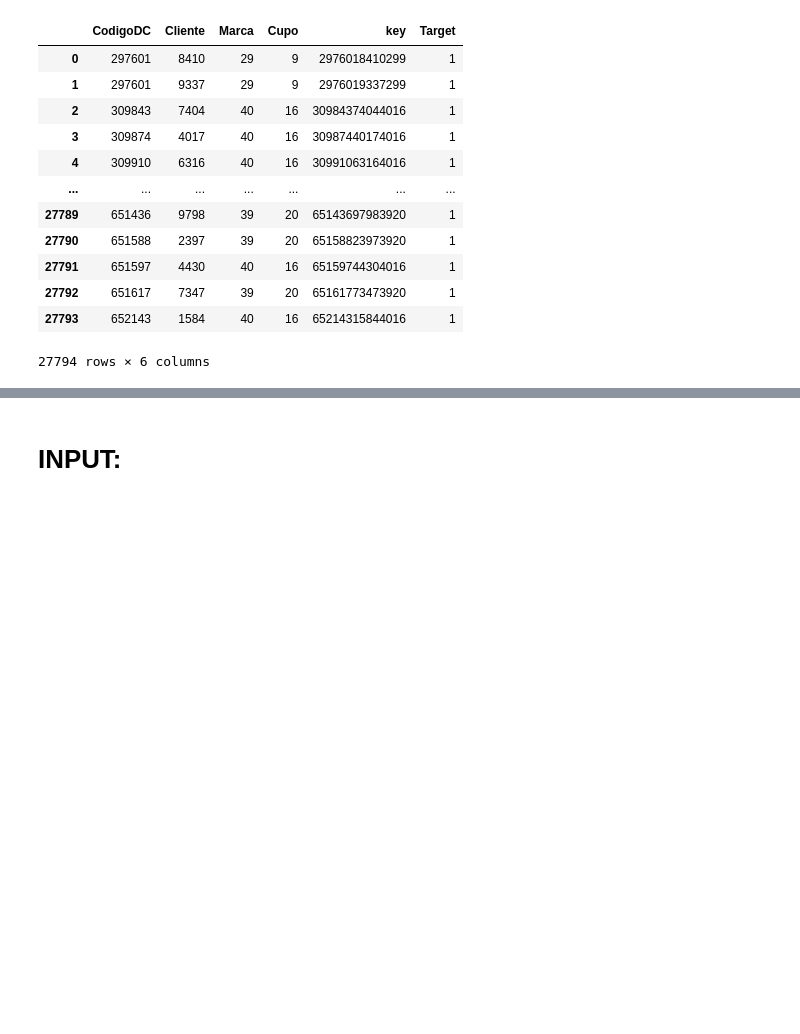
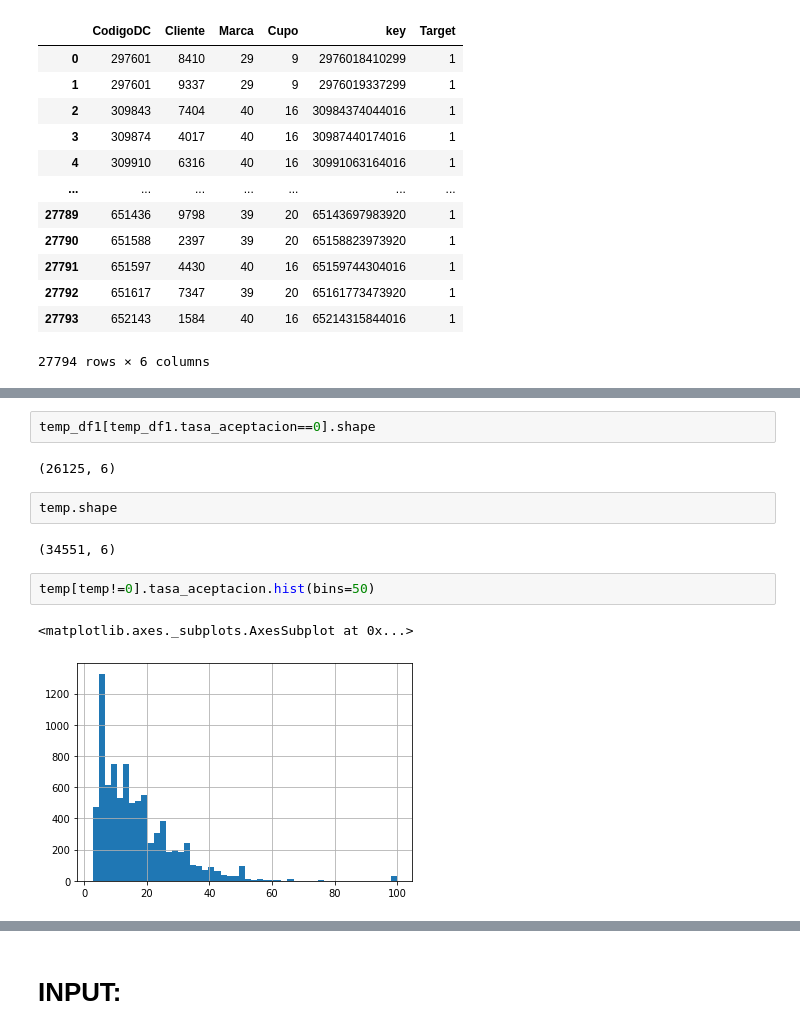
Before and after one commit to ycamposl/retobackus, a Jupyter notebook: DataCup.ipynb, the cells around one changed output, grey strips where cells are left out. Saved outputs shown, nothing was run; the diff lists cells and outputs as text; blank space fills up the shorter version.

```diff
--- a/DataCup.ipynb
+++ b/DataCup.ipynb
@@ -138,0 +182,13 @@ df1.to_csv('Output/df1.csv')
+# %%
+temp_df1[temp_df1.tasa_aceptacion==0].shape
+# %% [output]
+(26125, 6)
+# %%
+temp.shape
+# %% [output]
+(34551, 6)
+# %%
+temp[temp!=0].tasa_aceptacion.hist(bins=50)
+# %% [output]
+<matplotlib.axes._subplots.AxesSubplot at 0x...>
+[figure, added]
```
Also changed, not shown: parts of 16 cells of this notebook.
